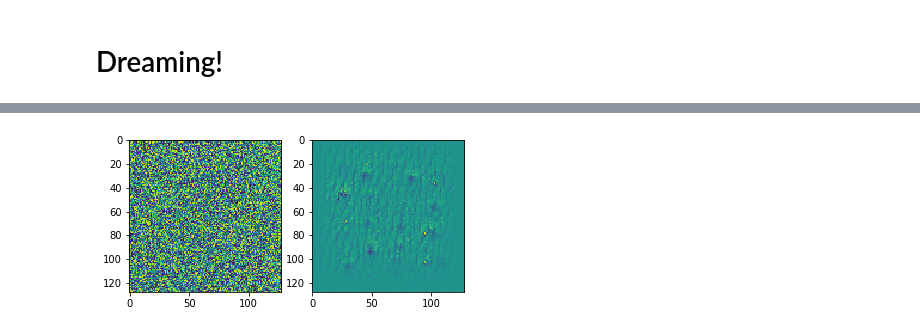
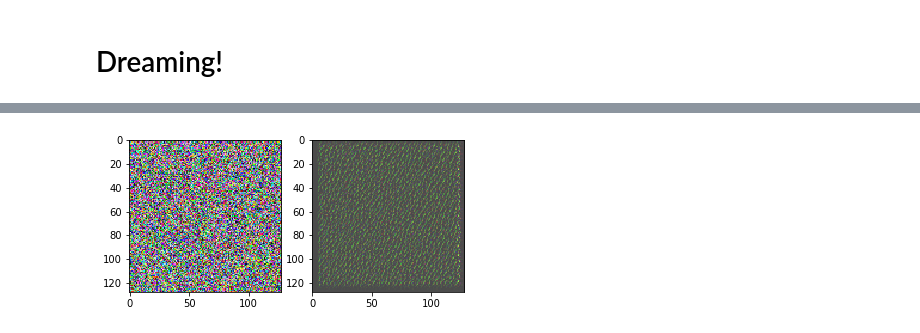
Before and after one commit to aweas/deep_dreaming_dogs, a Jupyter notebook: deep_dreamer.ipynb, the cells around one changed output, grey strips where cells are left out. Cells and saved outputs as stored; diff of their text form; code cells hidden in the pictures.

```diff
--- a/deep_dreamer.ipynb
+++ b/deep_dreamer.ipynb
@@ -56,11 +55,12 @@ print(f'{counter/10}% accuracy')
 def T(layer):
     return graph.get_tensor_by_name(f'{layer}:0')
 
-img = np.random.uniform(size=(1,128,128,1)) + 100.0
-res = sess.run(T('cnn/classificator/convolution/conv2d/Conv2D'), feed_dict={x: img})
+inp = T('cnn/classificator/convolution/deep_dreaming_input/Conv2D')
+
+img = np.random.uniform(size=(1,128,128,3)) + 100.0
+res = sess.run(T('cnn/classificator/convolution/conv2d/Conv2D'), feed_dict={inp: img})
 # res.T.shape
-res = res.T
 res = res/np.max(res)
-plt.imshow(res[0][:,:,0])
+plt.imshow(res[0,:,:,3])
 # %% [output]
 <matplotlib.image.AxesImage at 0x...>
@@ -74,39 +75,39 @@ print([op.name for op in graph.get_operations() if 'Conv2D' in op.name and 'trai
 # %%
-layer = 'cnn/classificator/convolution/conv2d_2/Conv2D'
-feature = 5
+layer = 'cnn/classificator/convolution/conv2d_1/Conv2D'
+feature = 2
 
-np.random.seed(0)
-img_noise = np.random.uniform(size=(1,128,128,1)) + 100.0
+# np.random.seed(0)
+img_noise = np.random.random(size=(1,128,128,3))
 
 def showarray(a, fmt='jpeg'):
     a = a/np.max(a)
-    plt.imshow(a[0,:,:,0])
+    plt.imshow(a[0])
 
 def norm(a, s=0.1):
     return (a-a.mean())/max(a.std(), 1e-4)*s + 0.5
 
 def replace_none_with_zero(l):
     return [0 if i==None else i for i in l]
 
 def render_naive(t_obj, img0=img_noise, iter_n=20, step=1.0):
     t_score = tf.reduce_mean(t_obj)
-    t_grad = tf.gradients(t_obj, x)[0]
+    t_grad = tf.gradients(t_obj, inp)[0]
 
     img = img0.copy()
     for i in range(iter_n):
-        g, score = sess.run([t_grad, t_score], {x:img})
+        g, score = sess.run([t_grad, t_score], {inp:img})
 
         g /= g.std()+1e-8
         img += g*step
 #         print(score)
     showarray(norm(img))
 
     return img
 
 op = T(layer)
 plt.subplot(121)
-plt.imshow(img_noise[0,:,:,0])
+plt.imshow(img_noise[0])
 plt.subplot(122)
 img = render_naive(op[:,:,:,feature])
 # %% [output]
-[figure, old version]
+[figure, new version]
```
Also changed, not shown: parts of 13 cells of this notebook.
